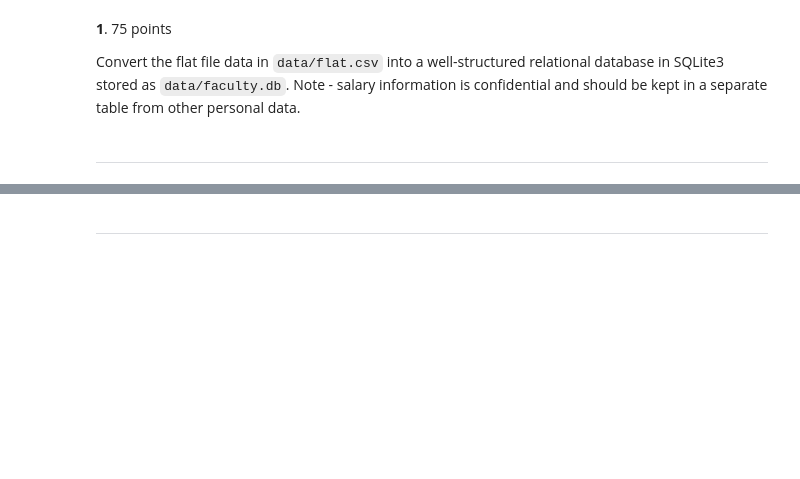
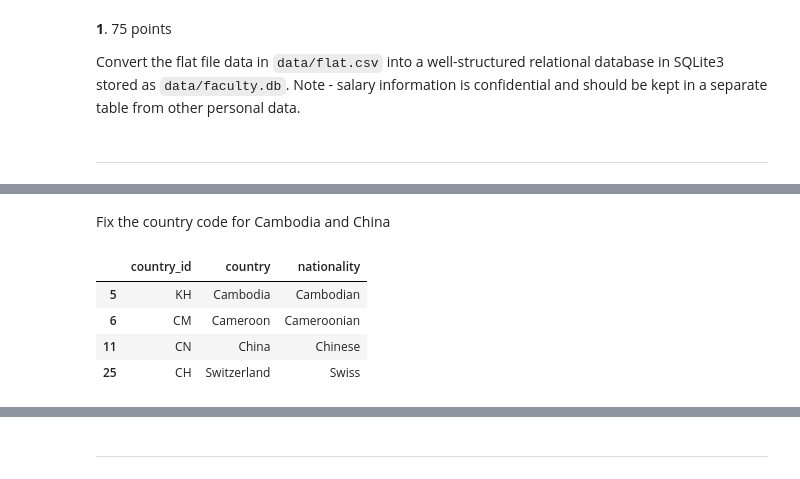
Before and after one commit to clintko/Duke_BIOS707_Notes, a Jupyter notebook: Z02_Relatinal_Databases_SQL_kuei.ipynb, the cells around one changed output, grey strips where cells are left out. Drawn from its saved outputs; the diff is of its cells as text; code cells hidden in the pictures; blank space fills up the shorter version.

```diff
--- a/Z02_Relatinal_Databases_SQL_kuei.ipynb
+++ b/Z02_Relatinal_Databases_SQL_kuei.ipynb
@@ -246,0 +252,24 @@ cur.execute("DROP TABLE IF EXISTS Person;")
+# %% [markdown]
+Fix the country code for Cambodia and China
+# %%
+### change Cambodia CM -> KH and China CH -> CN
+# get indices
+df = df_country
+idx1 = df.index[(df["country_id"] == "CM") & (df["country"] == "Cambodia")][0]
+idx2 = df.index[(df["country_id"] == "CH") & (df["country"] == "China")][0]
+
+# change country code
+df = df_country.copy()
+df.loc[idx1, "country_id"] = "KH"
+df.loc[idx2, "country_id"] = "CN"
+df_country_fix = df
+
+# show that they are changed
+country_name = ["Cambodia", "Cameroon", "China", "Switzerland"]
+df.loc[lambda df: list(map(lambda x: x in country_name, df["country"]))]
+# %% [output]
+|  | country_id | country | nationality |
+| 5 | KH | Cambodia | Cambodian |
+| 6 | CM | Cameroon | Cameroonian |
+| 11 | CN | China | Chinese |
+| 25 | CH | Switzerland | Swiss |
```
Also changed, not shown: parts of 67 cells of this notebook, 3 other files.
